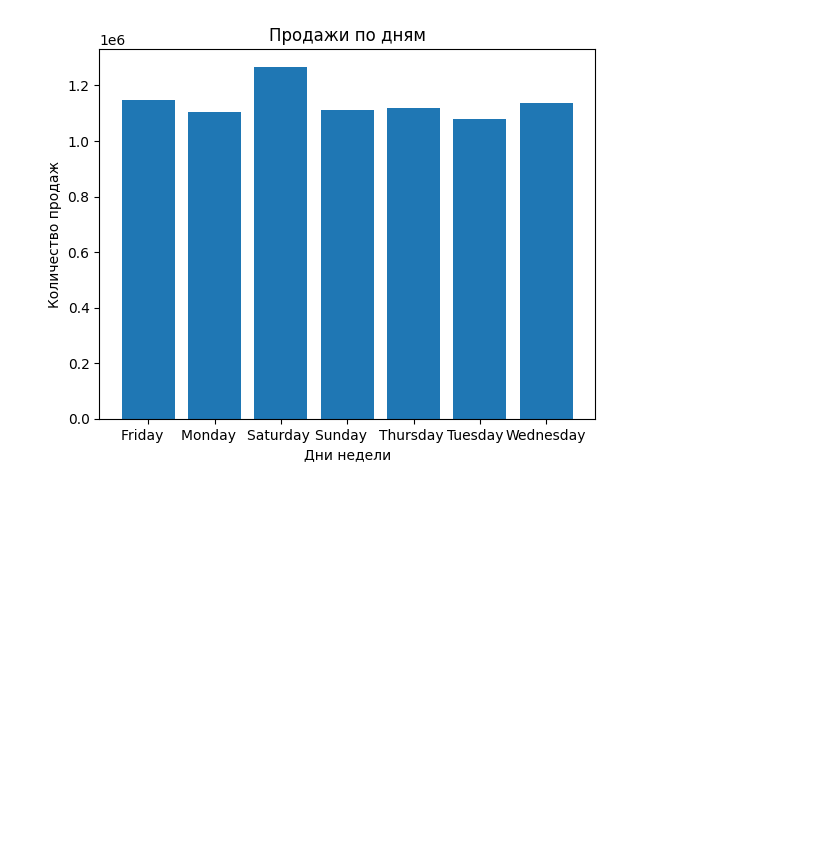
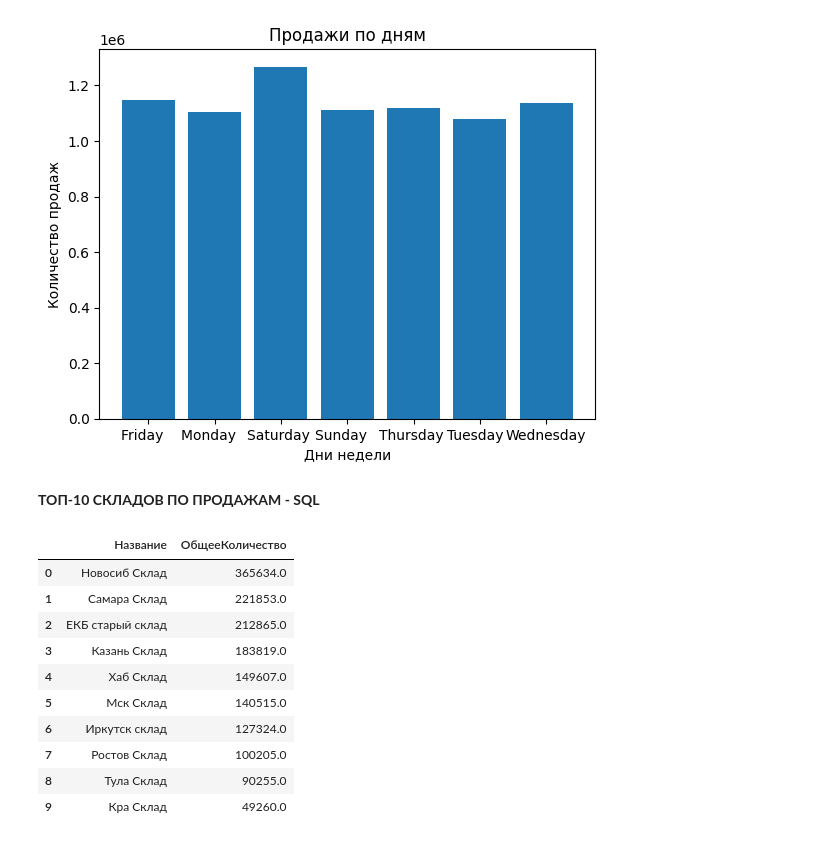
Before and after one commit to 7Webb7/tz_analysis, a Jupyter notebook: нормальный код.ipynb, the cells around one changed output. Drawn from its saved outputs; the diff is of its cells as text; code cells hidden in the pictures; blank space fills up the shorter version.

```diff
--- a/нормальный код.ipynb
+++ b/нормальный код.ipynb
@@ -237,3 +239,34 @@ plt.ylabel("Количество продаж")
 plt.show()
 # %% [output]
 [figure]
+# %% [markdown]
+**ТОП-10 СКЛАДОВ ПО ПРОДАЖАМ - SQL**
+# %%
+warehouses_sales_querry = """
+SELECT
+    b."Наименование" AS "Название",
+    SUM(s."Количество") AS "ОбщееКоличество"
+FROM
+    t_sales s
+JOIN
+    t_branches b ON s."Филиал" = b."Ссылка"
+WHERE
+    b."Наименование" ~* 'склад|Склад|cклад'
+GROUP BY
+    b."Наименование"
+ORDER BY
+    "ОбщееКоличество" DESC
+LIMIT 10;"""
+pd.read_sql(warehouses_sales_querry, engine)
+# %% [output]
+|  | Название | ОбщееКоличество |
+| 0 | Новосиб Склад | 365634.0 |
+| 1 | Самара Склад | 221853.0 |
+| 2 | ЕКБ старый cклад | 212865.0 |
+| 3 | Казань Склад | 183819.0 |
+| 4 | Хаб Склад | 149607.0 |
+| 5 | Мск Склад | 140515.0 |
+| 6 | Иркутск склад | 127324.0 |
+| 7 | Ростов Склад | 100205.0 |
+| 8 | Тула Склад | 90255.0 |
+| 9 | Кра Склад | 49260.0 |
```
Also changed, not shown: parts of 7 cells of this notebook.
